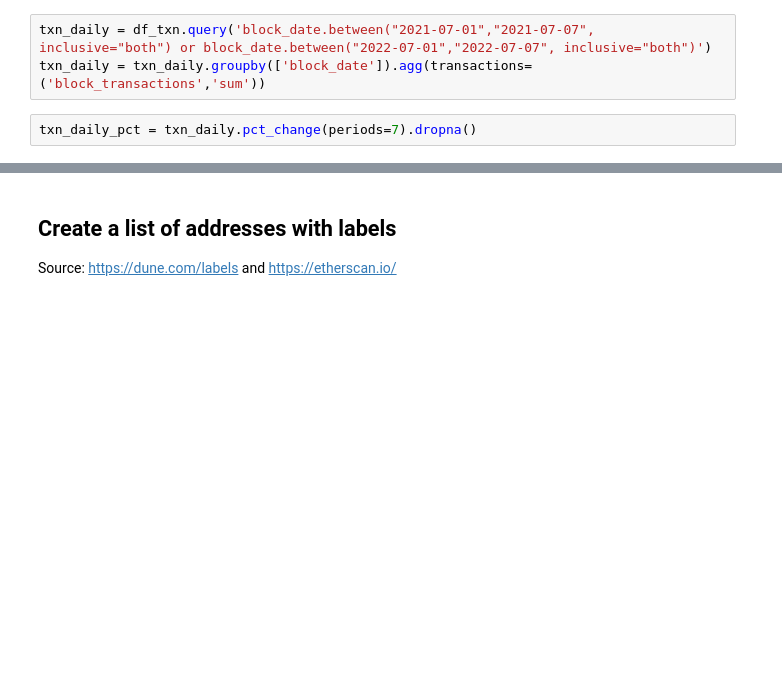
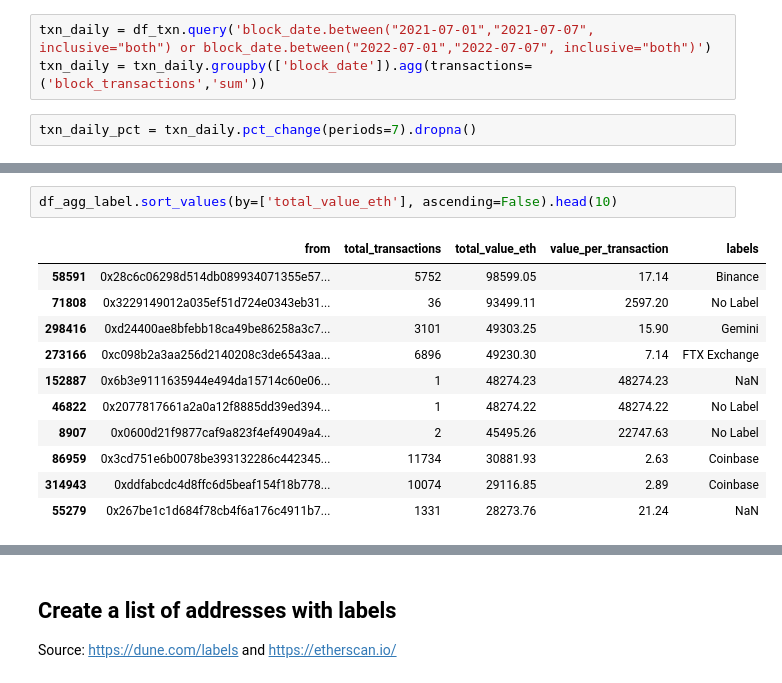
Before and after one commit to InterUniverse/blockchain, a Jupyter notebook: ethereum/nbs/ethereum_analysis.ipynb, the cells around one changed output, grey strips where cells are left out. Saved outputs shown, nothing was run; the diff lists cells and outputs as text; blank space fills up the shorter version.

```diff
--- a/ethereum/nbs/ethereum_analysis.ipynb
+++ b/ethereum/nbs/ethereum_analysis.ipynb
@@ -425,0 +456,14 @@ df_agg.sort_values(by='total_transactions', ascending=False).head(10)
+# %%
+df_agg_label.sort_values(by=['total_value_eth'], ascending=False).head(10)
+# %% [output]
+|  | from | total_transactions | total_value_eth | value_per_transaction | labels |
+| 58591 | 0x28c6c06298d514db089934071355e57... | 5752 | 98599.05 | 17.14 | Binance |
+| 71808 | 0x3229149012a035ef51d724e0343eb31... | 36 | 93499.11 | 2597.20 | No Label |
+| 298416 | 0xd24400ae8bfebb18ca49be86258a3c7... | 3101 | 49303.25 | 15.90 | Gemini |
+| 273166 | 0xc098b2a3aa256d2140208c3de6543aa... | 6896 | 49230.30 | 7.14 | FTX Exchange |
+| 152887 | 0x6b3e9111635944e494da15714c60e06... | 1 | 48274.23 | 48274.23 | NaN |
+| 46822 | 0x2077817661a2a0a12f8885dd39ed394... | 1 | 48274.22 | 48274.22 | No Label |
+| 8907 | 0x0600d21f9877caf9a823f4ef49049a4... | 2 | 45495.26 | 22747.63 | No Label |
+| 86959 | 0x3cd751e6b0078be393132286c442345... | 11734 | 30881.93 | 2.63 | Coinbase |
+| 314943 | 0xddfabcdc4d8ffc6d5beaf154f18b778... | 10074 | 29116.85 | 2.89 | Coinbase |
+| 55279 | 0x267be1c1d684f78cb4f6a176c4911b7... | 1331 | 28273.76 | 21.24 | NaN |
```
Also changed, not shown: parts of 26 cells of this notebook, 1 other file.
